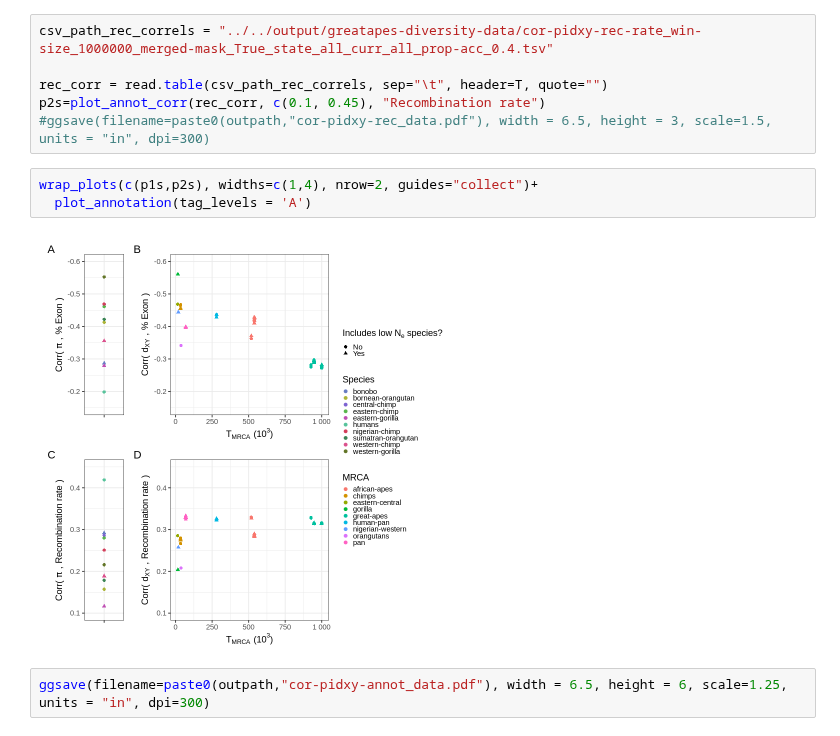
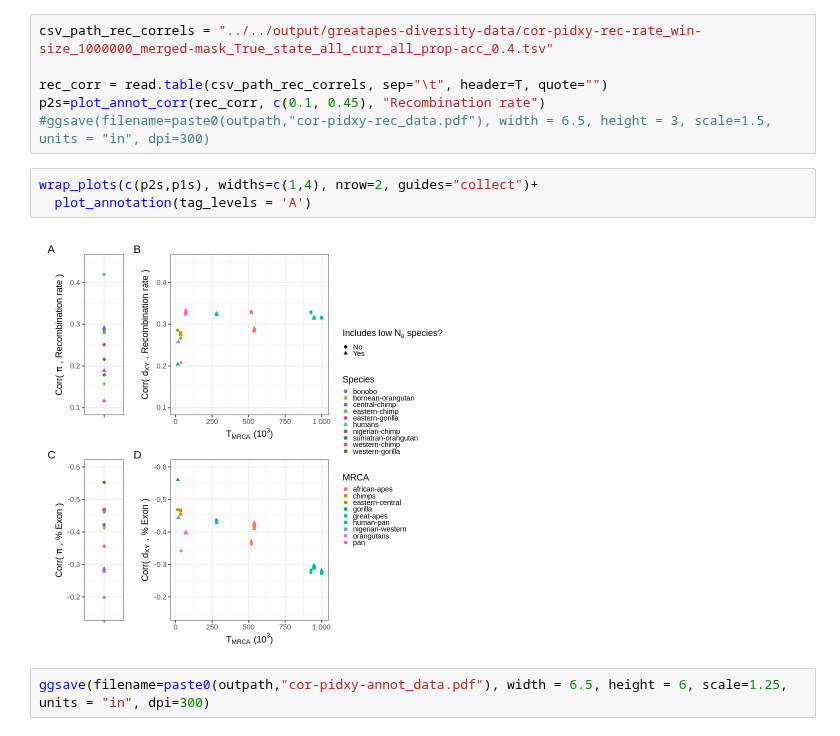
Before and after one commit to kr-colab/greatapes_sims, a Jupyter notebook: scripts/R/paper_figs.ipynb, the cells around one changed output. Saved outputs shown, nothing was run; the diff lists cells and outputs as text.

```diff
--- a/scripts/R/paper_figs.ipynb
+++ b/scripts/R/paper_figs.ipynb
@@ -180,9 +180,9 @@ rec_corr = read.table(csv_path_rec_correls, sep="\t", header=T, quote="")
 p2s=plot_annot_corr(rec_corr, c(0.1, 0.45), "Recombination rate")
 #ggsave(filename=paste0(outpath,"cor-pidxy-rec_data.pdf"), width = 6.5, height = 3, scale=1.5, units = "in", dpi=300)
 # %%
-wrap_plots(c(p1s,p2s), widths=c(1,4), nrow=2, guides="collect")+
+wrap_plots(c(p2s,p1s), widths=c(1,4), nrow=2, guides="collect")+
   plot_annotation(tag_levels = 'A')
 # %% [output]
-[figure, old version]
+[figure, new version]
 # %%
 ggsave(filename=paste0(outpath,"cor-pidxy-annot_data.pdf"), width = 6.5, height = 6, scale=1.25, units = "in", dpi=300)
```
Also changed, not shown: parts of 5 cells of this notebook.
